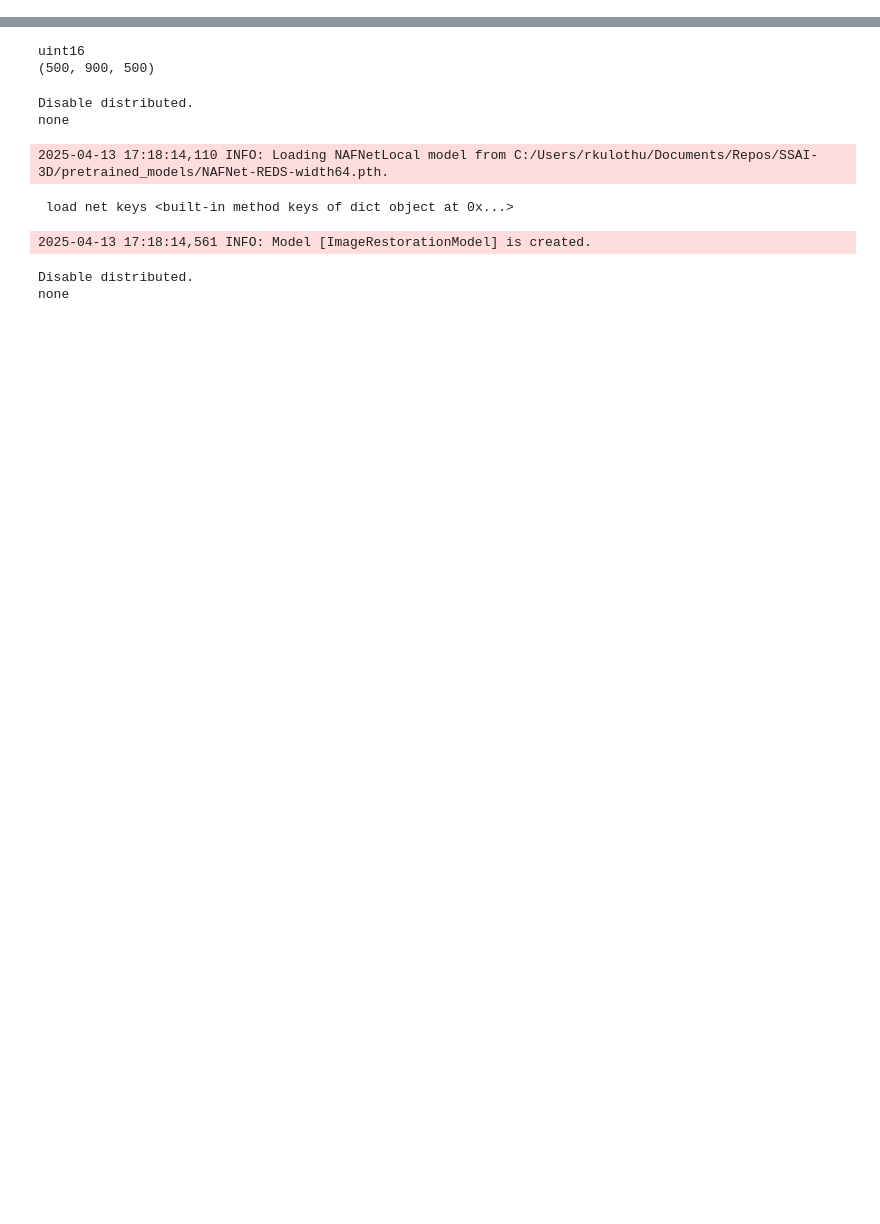
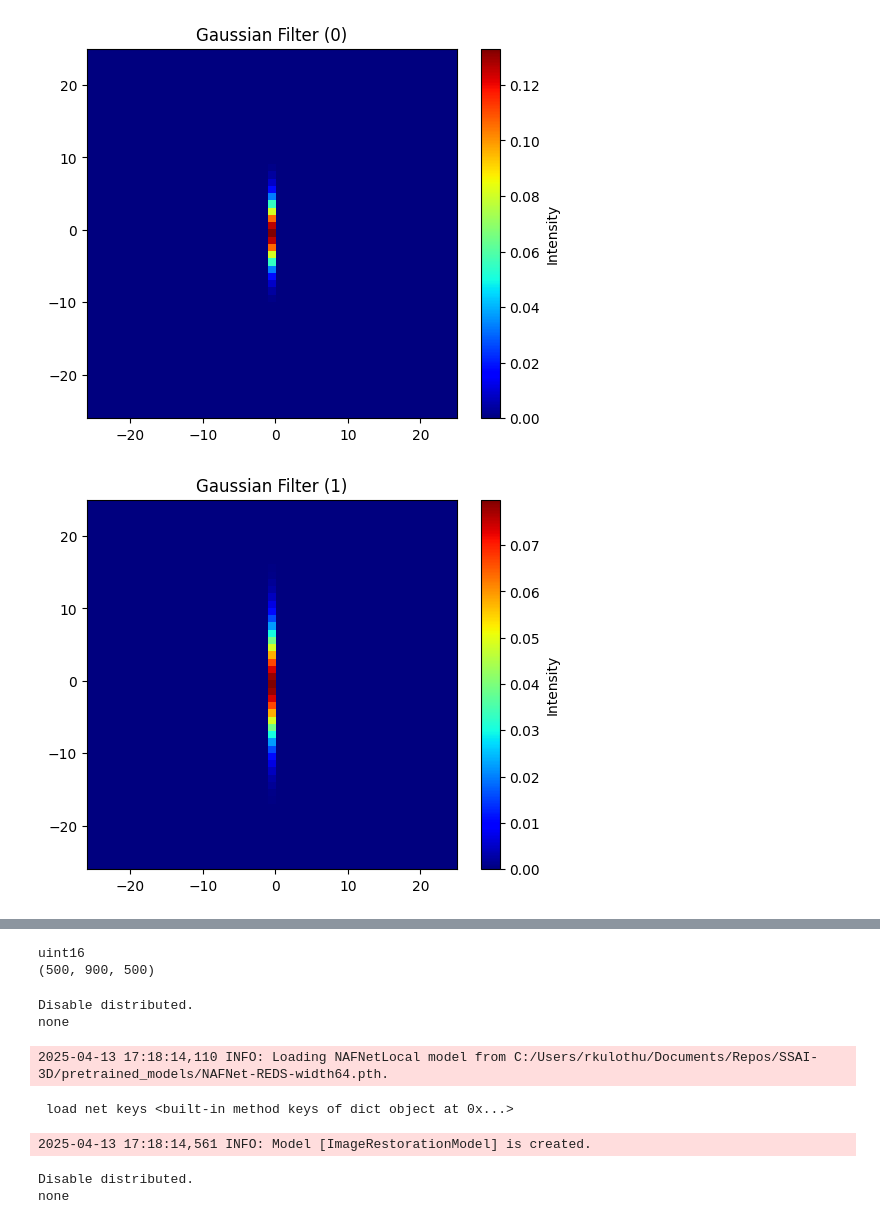
Before and after one commit to RamachandranKulothungan/SSAI-3D, a Jupyter notebook: oct/runs/projected_7/e2e.ipynb, the cells around one changed output, grey strips where cells are left out. Saved outputs shown, nothing was run; the diff lists cells and outputs as text; code cells hidden in the pictures; blank space fills up the shorter version.

```diff
--- a/oct/runs/projected_7/e2e.ipynb
+++ b/oct/runs/projected_7/e2e.ipynb
@@ -21,4 +21,7 @@ results_save_path = "results"
 generate_dataset.create_projected_data(raw_tif_path, data_save_path, project_depth)
 # %%
 generate_dataset.create_synthetic_data_from_slices(f"{data_save_path}/{generate_dataset.projected_dir}",
-                                                   data_save_path, kernel_num=3, downsample_rate=5)
+                                                   data_save_path, kernel_num=3, dr_h=2, dr_w=1, blur_height=True)
+# %% [output]
+[figure, added]
+[figure, added]
```
Also changed, not shown: parts of 10 cells of this notebook, 13 other files.
